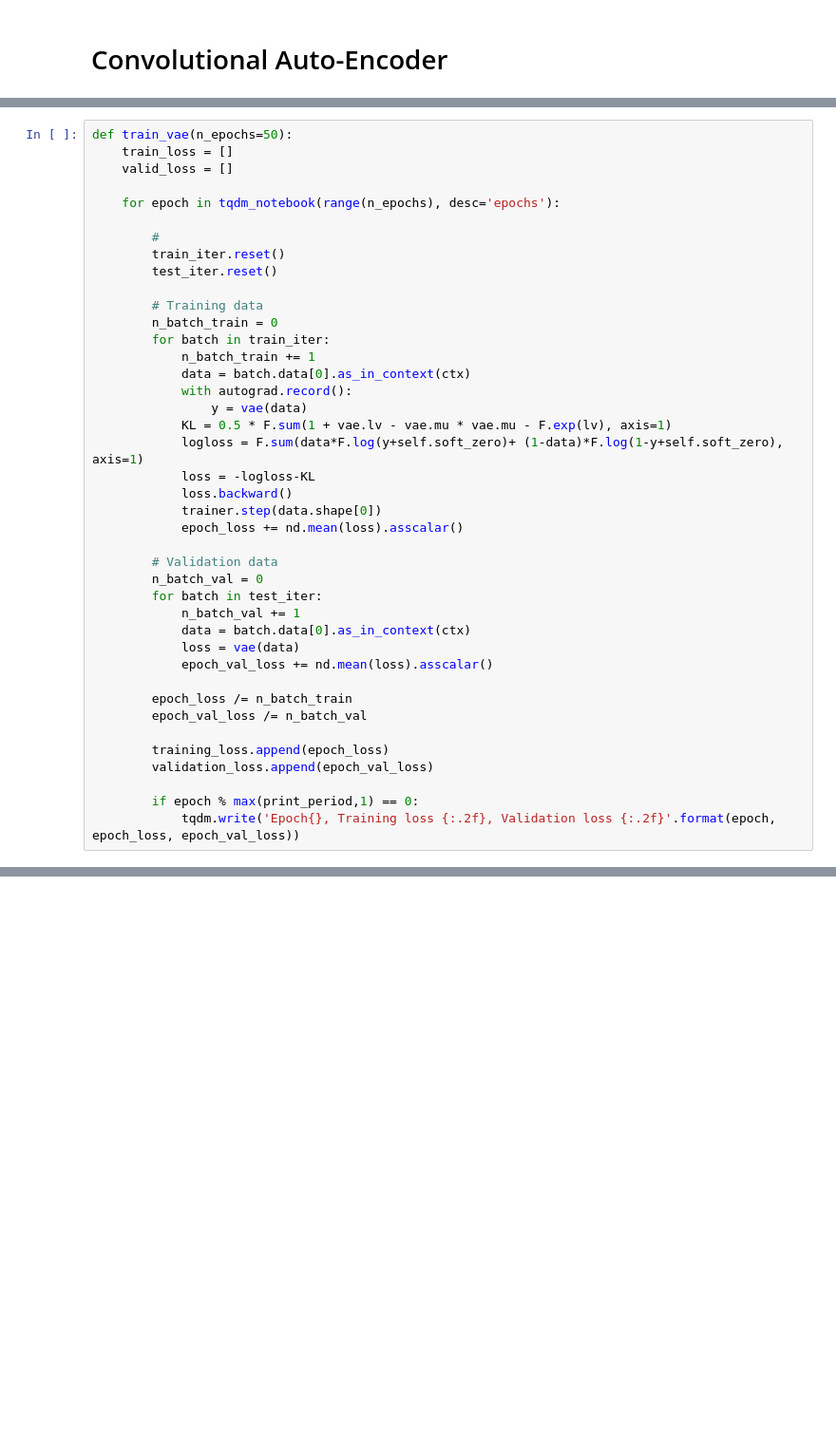
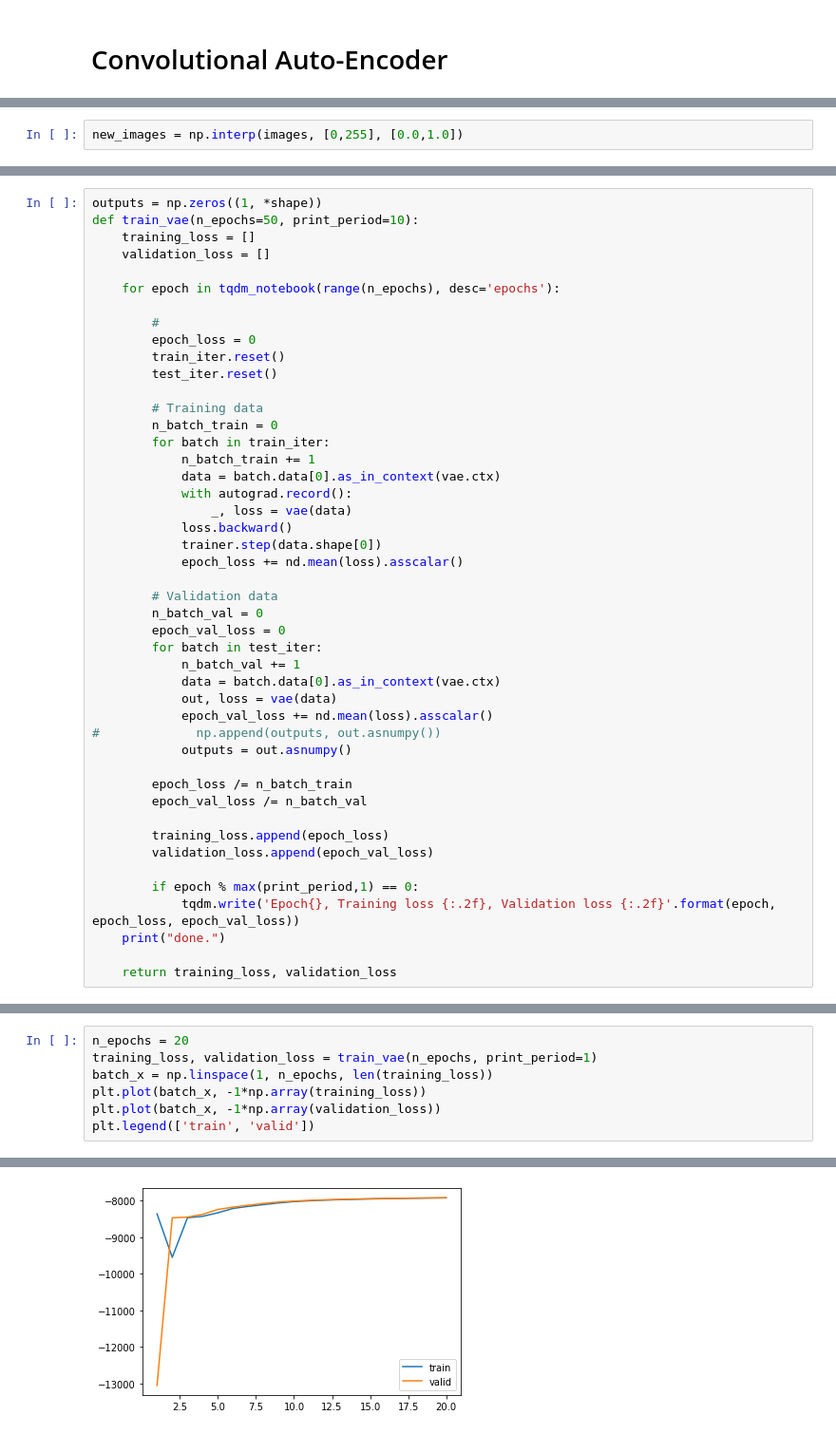
Before and after one commit to steffenricklin/RU-neurosmash, a Jupyter notebook: vae/vae.ipynb, the cells around one changed output, grey strips where cells are left out. Shown at 95% size. Drawn from its saved outputs; the diff is of its cells as text; blank space fills up the shorter version.

```diff
--- a/vae/vae.ipynb
+++ b/vae/vae.ipynb
@@ -83,0 +86,2 @@ environment.state2image(state)
+# %%
+new_images = np.interp(images, [0,255], [0.0,1.0])
@@ -98,11 +109,13 @@ NameError: name 'images' is not defined
 # %%
-def train_vae(n_epochs=50):
-    train_loss = []
-    valid_loss = []
+outputs = np.zeros((1, *shape))
+def train_vae(n_epochs=50, print_period=10):
+    training_loss = []
+    validation_loss = []
 
     for epoch in tqdm_notebook(range(n_epochs), desc='epochs'):
 
         #
+        epoch_loss = 0
         train_iter.reset()
         test_iter.reset()
 
@@ -110,23 +123,23 @@ def train_vae(n_epochs=50):
         n_batch_train = 0
         for batch in train_iter:
             n_batch_train += 1
-            data = batch.data[0].as_in_context(ctx)
+            data = batch.data[0].as_in_context(vae.ctx)
             with autograd.record():
-                y = vae(data)
-            KL = 0.5 * F.sum(1 + vae.lv - vae.mu * vae.mu - F.exp(lv), axis=1)
-            logloss = F.sum(data*F.log(y+self.soft_zero)+ (1-data)*F.log(1-y+self.soft_zero), axis=1)
-            loss = -logloss-KL
+                _, loss = vae(data)
             loss.backward()
             trainer.step(data.shape[0])
             epoch_loss += nd.mean(loss).asscalar()
 
         # Validation data
         n_batch_val = 0
+        epoch_val_loss = 0
         for batch in test_iter:
             n_batch_val += 1
-            data = batch.data[0].as_in_context(ctx)
-            loss = vae(data)
+            data = batch.data[0].as_in_context(vae.ctx)
+            out, loss = vae(data)
             epoch_val_loss += nd.mean(loss).asscalar()
+#             np.append(outputs, out.asnumpy())
+            outputs = out.asnumpy()
 
         epoch_loss /= n_batch_train
         epoch_val_loss /= n_batch_val
@@ -136,5 +149,8 @@ def train_vae(n_epochs=50):
 
         if epoch % max(print_period,1) == 0:
             tqdm.write('Epoch{}, Training loss {:.2f}, Validation loss {:.2f}'.format(epoch, epoch_loss, epoch_val_loss))
+    print("done.")
+
+    return training_loss, validation_loss
 # %%
 train_vae(1)
@@ -140,0 +163,8 @@ train_vae(1)
+# %%
+n_epochs = 20
+training_loss, validation_loss = train_vae(n_epochs, print_period=1)
+batch_x = np.linspace(1, n_epochs, len(training_loss))
+plt.plot(batch_x, -1*np.array(training_loss))
+plt.plot(batch_x, -1*np.array(validation_loss))
+plt.legend(['train', 'valid'])
+# %% [output]
@@ -140,0 +189 @@ train_vae(1)
+[figure, added]
```
Also changed, not shown: parts of 9 cells of this notebook, 1 other file.
